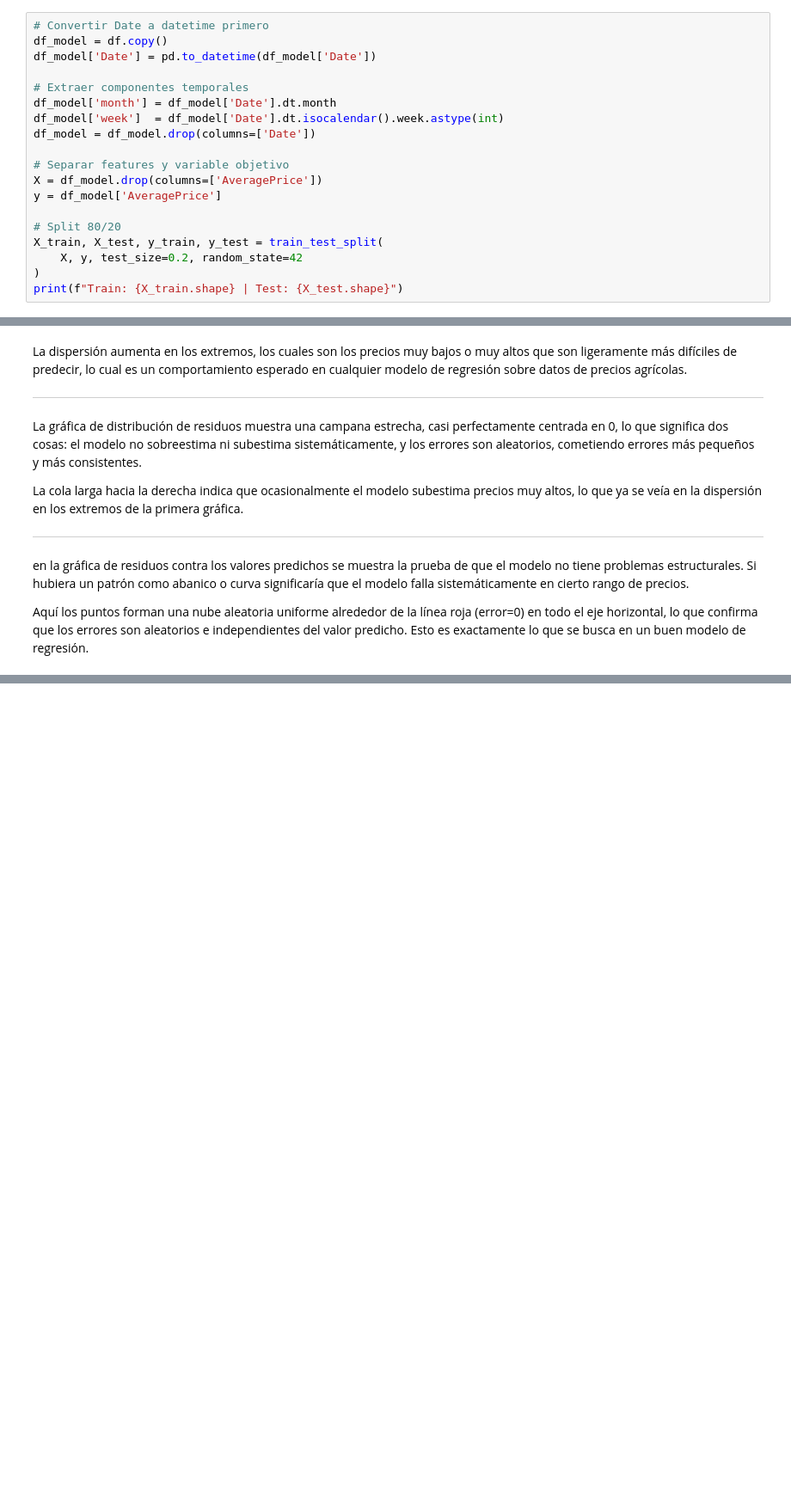
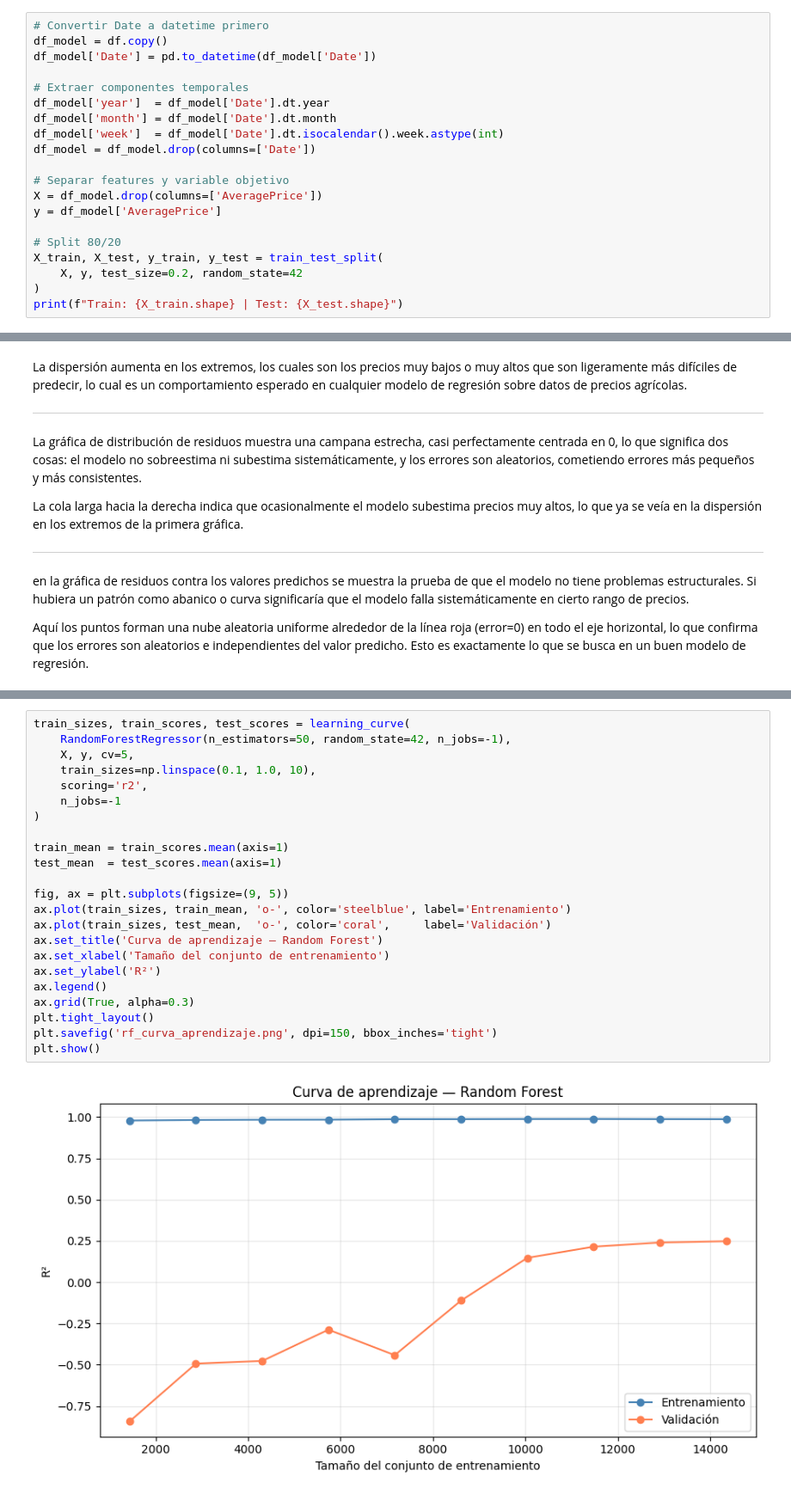
Before and after one commit to DilnLemos/Avocado_Price_Prediction, a Jupyter notebook: notebooks/Avocado_RandomForestReggresor.ipynb, the cells around one changed output, grey strips where cells are left out. Shown at 86% size. Cells and saved outputs as stored; diff of their text form; blank space fills up the shorter version.

Commit message:
Feat: new graphics

```diff
--- a/notebooks/Avocado_RandomForestReggresor.ipynb
+++ b/notebooks/Avocado_RandomForestReggresor.ipynb
@@ -38,6 +40,7 @@ df_model = df.copy()
 df_model['Date'] = pd.to_datetime(df_model['Date'])
 
 # Extraer componentes temporales
+df_model['year']  = df_model['Date'].dt.year
 df_model['month'] = df_model['Date'].dt.month
 df_model['week']  = df_model['Date'].dt.isocalendar().week.astype(int)
 df_model = df_model.drop(columns=['Date'])
@@ -156,0 +194,25 @@ en la gráfica de residuos contra los valores predichos se muestra la prueba de
+# %%
+train_sizes, train_scores, test_scores = learning_curve(
+    RandomForestRegressor(n_estimators=50, random_state=42, n_jobs=-1),
+    X, y, cv=5,
+    train_sizes=np.linspace(0.1, 1.0, 10),
+    scoring='r2',
+    n_jobs=-1
+)
+
+train_mean = train_scores.mean(axis=1)
+test_mean  = test_scores.mean(axis=1)
+
+fig, ax = plt.subplots(figsize=(9, 5))
+ax.plot(train_sizes, train_mean, 'o-', color='steelblue', label='Entrenamiento')
+ax.plot(train_sizes, test_mean,  'o-', color='coral',     label='Validación')
+ax.set_title('Curva de aprendizaje — Random Forest')
+ax.set_xlabel('Tamaño del conjunto de entrenamiento')
+ax.set_ylabel('R²')
+ax.legend()
+ax.grid(True, alpha=0.3)
+plt.tight_layout()
+plt.savefig('rf_curva_aprendizaje.png', dpi=150, bbox_inches='tight')
+plt.show()
+# %% [output]
+[figure, added]
```
Also changed, not shown: parts of 20 cells of this notebook, 6 other files.
